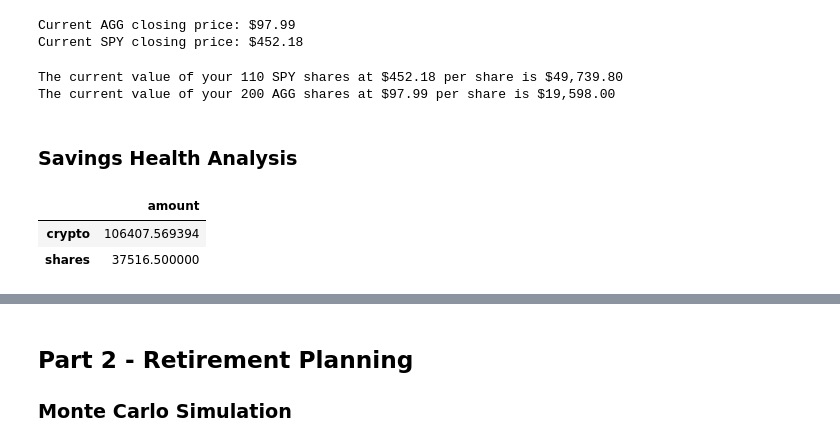
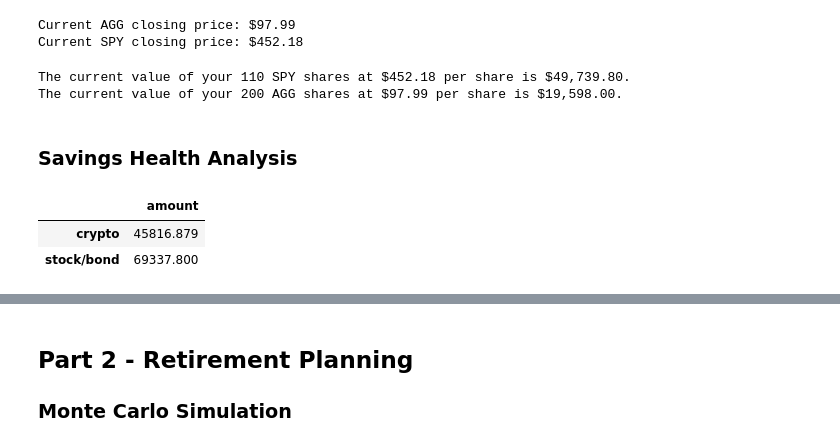
Before and after one commit to boz-tcm/api-challenge, a Jupyter notebook: financial-planner.ipynb, the cells around one changed output, grey strips where cells are left out. Drawn from its saved outputs; the diff is of its cells as text; code cells hidden in the pictures.

```diff
--- a/financial-planner.ipynb
+++ b/financial-planner.ipynb
@@ -195,26 +195,28 @@ my_agg_value = my_agg * agg_close_price
 my_spy_value = my_spy * spy_close_price
 
 # Print current value of shares
-print(f"The current value of your {my_spy} SPY shares at ${spy_close_price} per share is ${my_spy_value:0,.2f}")
-print(f"The current value of your {my_agg} AGG shares at ${agg_close_price} per share is ${my_agg_value:0,.2f}")
+print(f"The current value of your {my_spy} SPY shares at ${spy_close_price} per share is ${my_spy_value:0,.2f}.")
+print(f"The current value of your {my_agg} AGG shares at ${agg_close_price} per share is ${my_agg_value:0,.2f}.")
 # %% [output]
-The current value of your 110 SPY shares at $452.18 per share is $49,739.80
-The current value of your 200 AGG shares at $97.99 per share is $19,598.00
+The current value of your 110 SPY shares at $452.18 per share is $49,739.80.
+The current value of your 200 AGG shares at $97.99 per share is $19,598.00.
 # %% [markdown]
 ### Savings Health Analysis
 # %%
 # Set monthly household income
 monthly_income = 12000
 
-# Consolidate financial assets data
-# YOUR CODE HERE!
+# Consolidate financial assets data for crypto wallet and investment assets
+cryptocurrency_wallet = my_btc_value + my_eth_value
+investment_assets = my_agg_value + my_spy_value
 
 # Create savings DataFrame
-# YOUR CODE HERE!
+savings_data = [cryptocurrency_wallet, investment_assets]
+df_savings = pd.DataFrame(savings_data, columns=['amount'], index=['crypto', 'stock/bond'])
 
 # Display savings DataFrame
 display(df_savings)
 # %% [output]
 |  | amount |
-| crypto | 106407.569394 |
-| shares | 37516.500000 |
+| crypto | 45816.879 |
+| stock/bond | 69337.800 |
```
Also changed, not shown: parts of 4 cells of this notebook.
